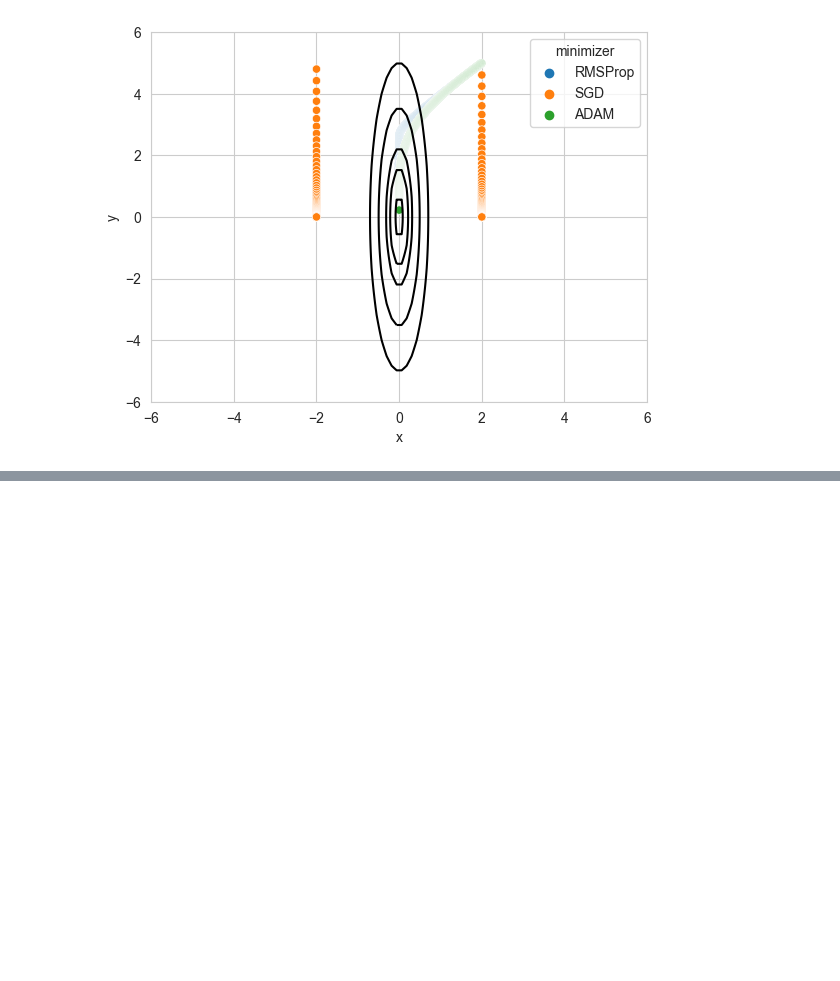
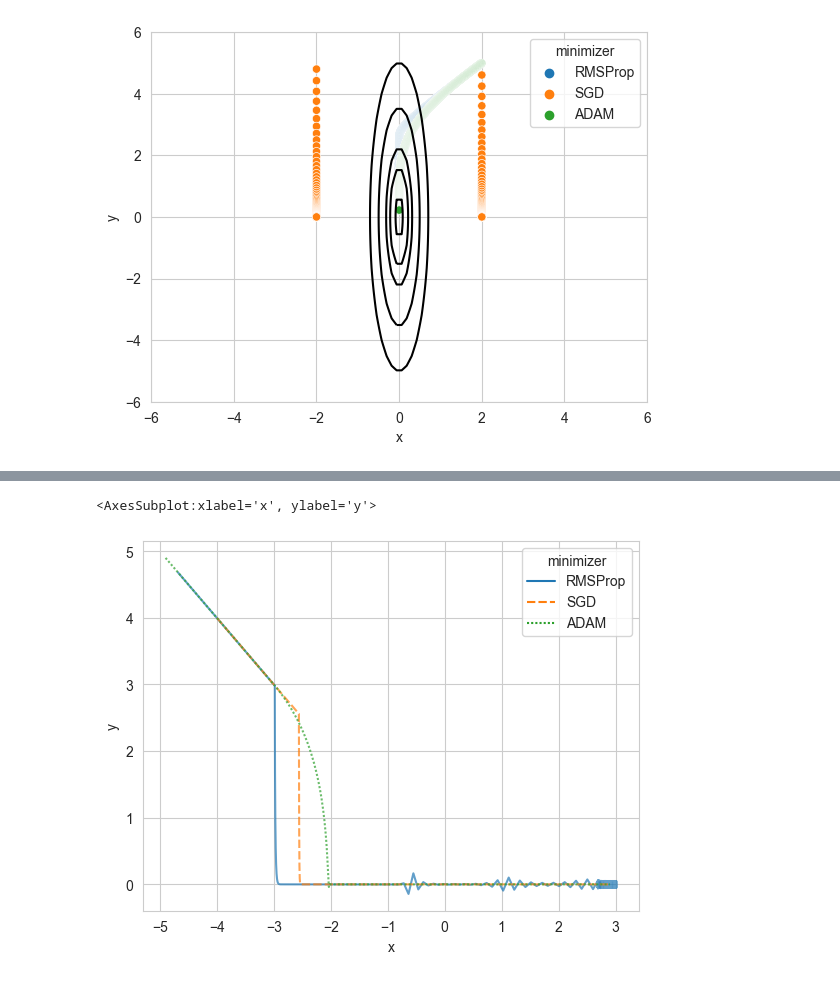
Before and after one commit to SawickiBartosz/RMSPropForBioBERT, a Jupyter notebook: function_optimization.ipynb, the cells around one changed output, grey strips where cells are left out. Cells and saved outputs as stored; diff of their text form; code cells hidden in the pictures; blank space fills up the shorter version.

```diff
--- a/function_optimization.ipynb
+++ b/function_optimization.ipynb
@@ -47,0 +224,33 @@ sns.scatterplot(x_n, x="x", y="y", hue="minimizer")
+# %%
+def target_fn():
+    if x < -3.01:
+        return x * x - 9 + y * y
+    elif x < 3:
+        return -0.01 * x + 0.03 + y * y
+    else:
+        return x * x - 9 + y * y
+
+learning_rate = 0.1
+minimizers = {
+    "RMSProp": RMSProp.RMSProp(learning_rate=learning_rate),
+    "SGD": tf.keras.optimizers.SGD(learning_rate),
+    "ADAM": tf.keras.optimizers.Adam(learning_rate)
+}
+
+
+x_n = []
+for minimizer_name, minimizer in minimizers.items():
+    x = tf.Variable(-5.0)
+    y = tf.Variable(5.0)
+    n_iter = 0
+    while abs(target_fn() - 0) >= 0.001:
+        n = minimizer.minimize(target_fn, var_list=[x, y])
+        n_iter += 1
+        x_n += [{
+            'x': x.numpy(),
+            'y': y.numpy(),
+            'n': n_iter,
+            'minimizer': minimizer_name
+        }]
+        if n_iter > 10_000:
+            break
@@ -48 +263,8 @@ sns.scatterplot(x_n, x="x", y="y", hue="minimizer")
+# %%
+fig, ax = plt.subplots()
+# ax.contour(X, Y, Z, levels=[0, 0.05, 0.1, 1, 5, 10, 25, 50], colors="black", alpha=0.2)
+sns.lineplot(x_n, x="x", y="y", hue="minimizer", alpha=0.7, style='minimizer', ax=ax)
+# %% [output]
+<AxesSubplot:xlabel='x', ylabel='y'>
+[figure, added]
 # %%
```
Also changed, not shown: parts of 17 cells of this notebook, 2 other files.
